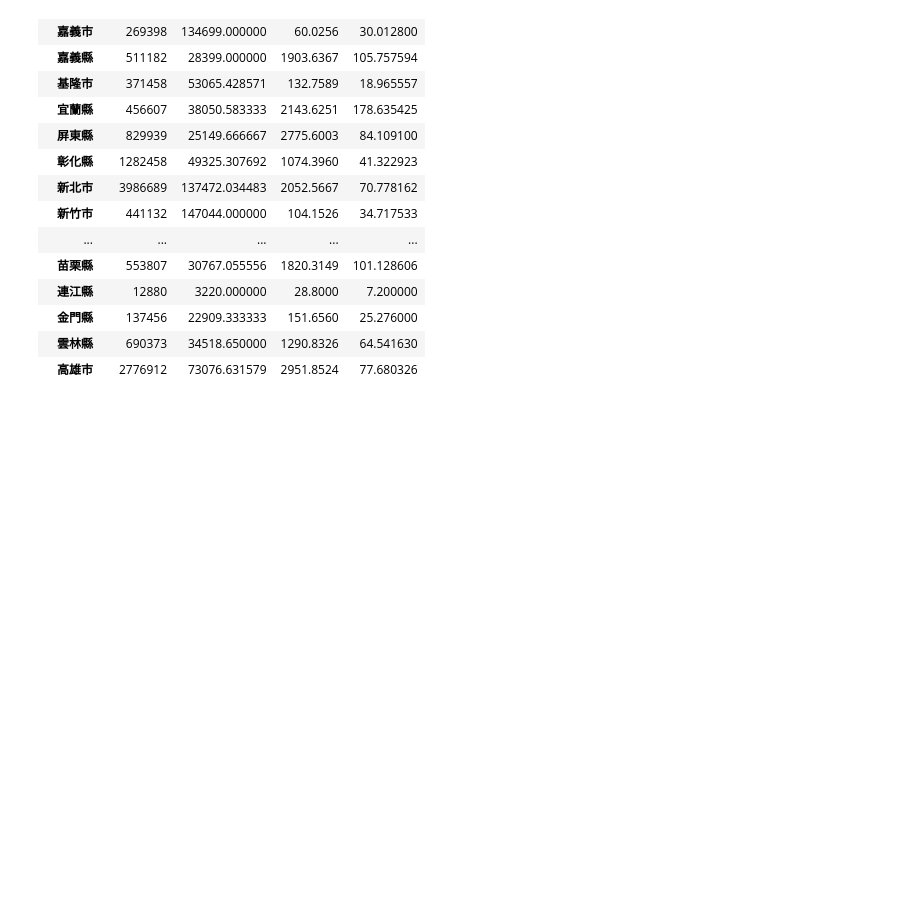
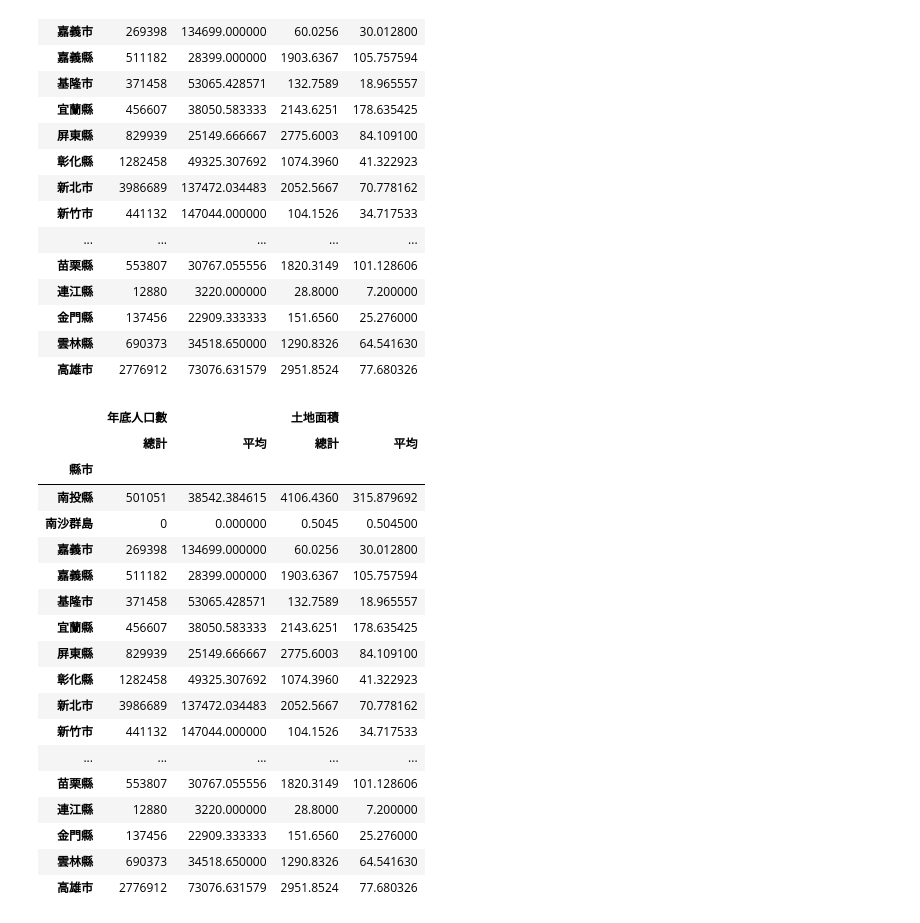
Before and after one commit to minyi-114/python_analysis, a Jupyter notebook: lesson9/lesson9_4.ipynb, the cells around one changed output. Cells and saved outputs as stored; diff of their text form; code cells hidden in the pictures; blank space fills up the shorter version.

```diff
--- a/lesson9/lesson9_4.ipynb
+++ b/lesson9/lesson9_4.ipynb
@@ -173,3 +173,25 @@ df3.groupby('縣市')[['年底人口數','土地面積']].agg(['sum','mean'])
 | 金門縣 | 137456 | 22909.333333 | 151.6560 | 25.276000 |
 | 雲林縣 | 690373 | 34518.650000 | 1290.8326 | 64.541630 |
 | 高雄市 | 2776912 | 73076.631579 | 2951.8524 | 77.680326 |
+# %%
+df3.groupby('縣市')[['年底人口數','土地面積']].agg([('總計','sum'),('平均','mean')])
+# %% [output]
+|  | 年底人口數 |  | 土地面積 |  |
+|  | 總計 | 平均 | 總計 | 平均 |
+| 縣市 |  |  |  |  |
+| 南投縣 | 501051 | 38542.384615 | 4106.4360 | 315.879692 |
+| 南沙群島 | 0 | 0.000000 | 0.5045 | 0.504500 |
+| 嘉義市 | 269398 | 134699.000000 | 60.0256 | 30.012800 |
+| 嘉義縣 | 511182 | 28399.000000 | 1903.6367 | 105.757594 |
+| 基隆市 | 371458 | 53065.428571 | 132.7589 | 18.965557 |
+| 宜蘭縣 | 456607 | 38050.583333 | 2143.6251 | 178.635425 |
+| 屏東縣 | 829939 | 25149.666667 | 2775.6003 | 84.109100 |
+| 彰化縣 | 1282458 | 49325.307692 | 1074.3960 | 41.322923 |
+| 新北市 | 3986689 | 137472.034483 | 2052.5667 | 70.778162 |
+| 新竹市 | 441132 | 147044.000000 | 104.1526 | 34.717533 |
+| ... | ... | ... | ... | ... |
+| 苗栗縣 | 553807 | 30767.055556 | 1820.3149 | 101.128606 |
+| 連江縣 | 12880 | 3220.000000 | 28.8000 | 7.200000 |
+| 金門縣 | 137456 | 22909.333333 | 151.6560 | 25.276000 |
+| 雲林縣 | 690373 | 34518.650000 | 1290.8326 | 64.541630 |
+| 高雄市 | 2776912 | 73076.631579 | 2951.8524 | 77.680326 |
```
